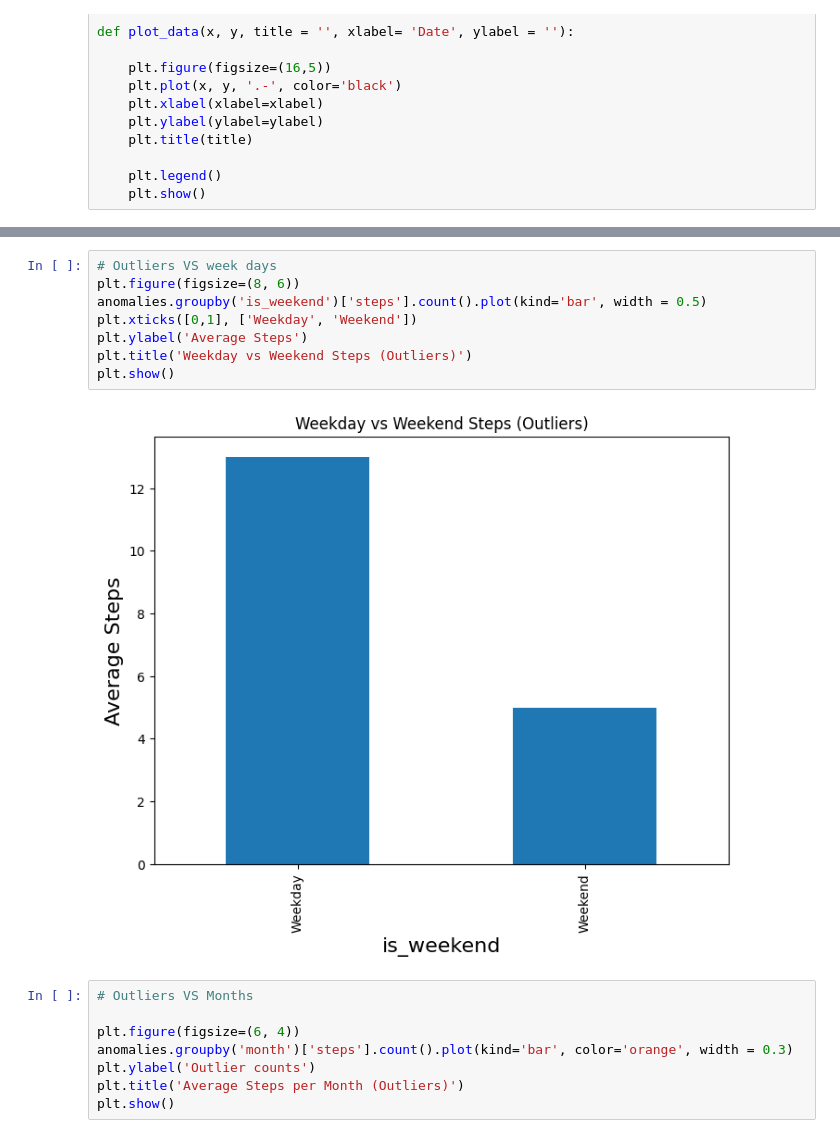
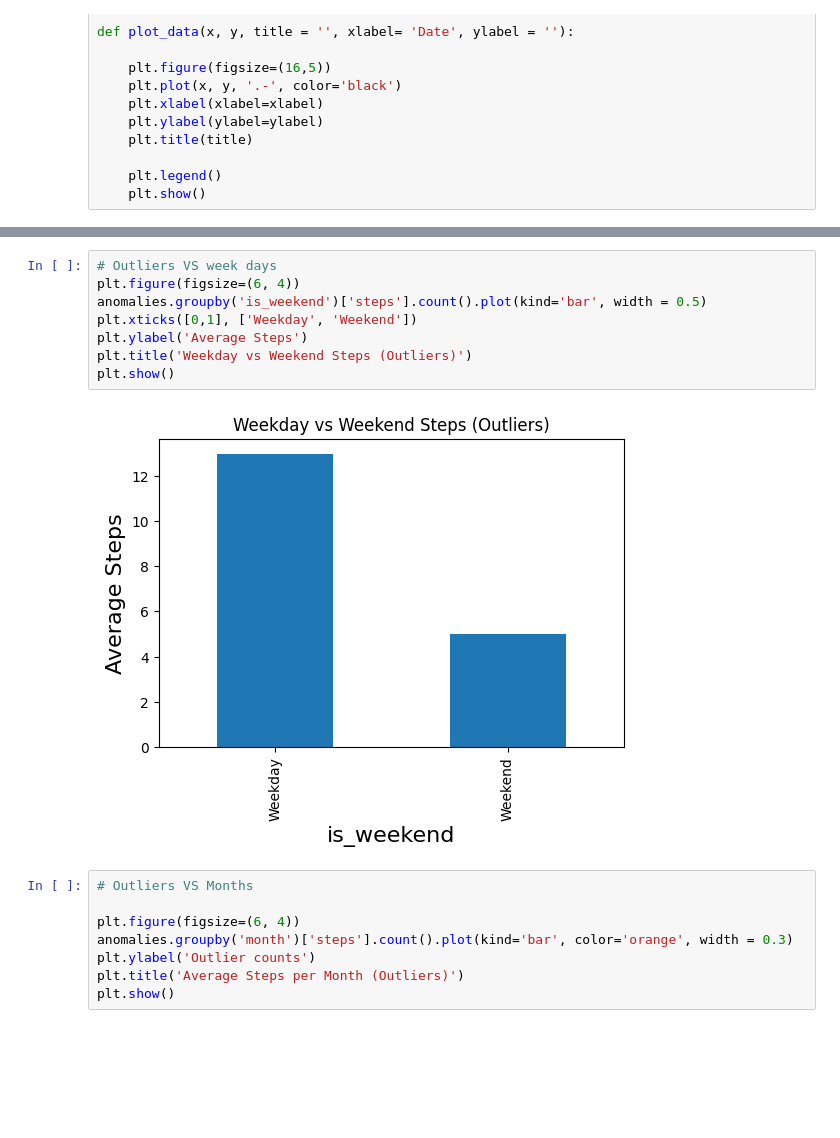
Before and after one commit to zsykk/pet_prject, a Jupyter notebook: pet_project.ipynb, the cells around one changed output, grey strips where cells are left out. Drawn from its saved outputs; the diff is of its cells as text; blank space fills up the shorter version.

```diff
--- a/pet_project.ipynb
+++ b/pet_project.ipynb
@@ -244,14 +202,14 @@ plt.show()
 [figure]
 # %%
 # Outliers VS week days
-plt.figure(figsize=(8, 6))
+plt.figure(figsize=(6, 4))
 anomalies.groupby('is_weekend')['steps'].count().plot(kind='bar', width = 0.5)
 plt.xticks([0,1], ['Weekday', 'Weekend'])
 plt.ylabel('Average Steps')
 plt.title('Weekday vs Weekend Steps (Outliers)')
 plt.show()
 # %% [output]
-[figure, old version]
+[figure, new version]
 # %%
 # Outliers VS Months
 
```
Also changed, not shown: parts of 22 cells of this notebook, 2 other files.
